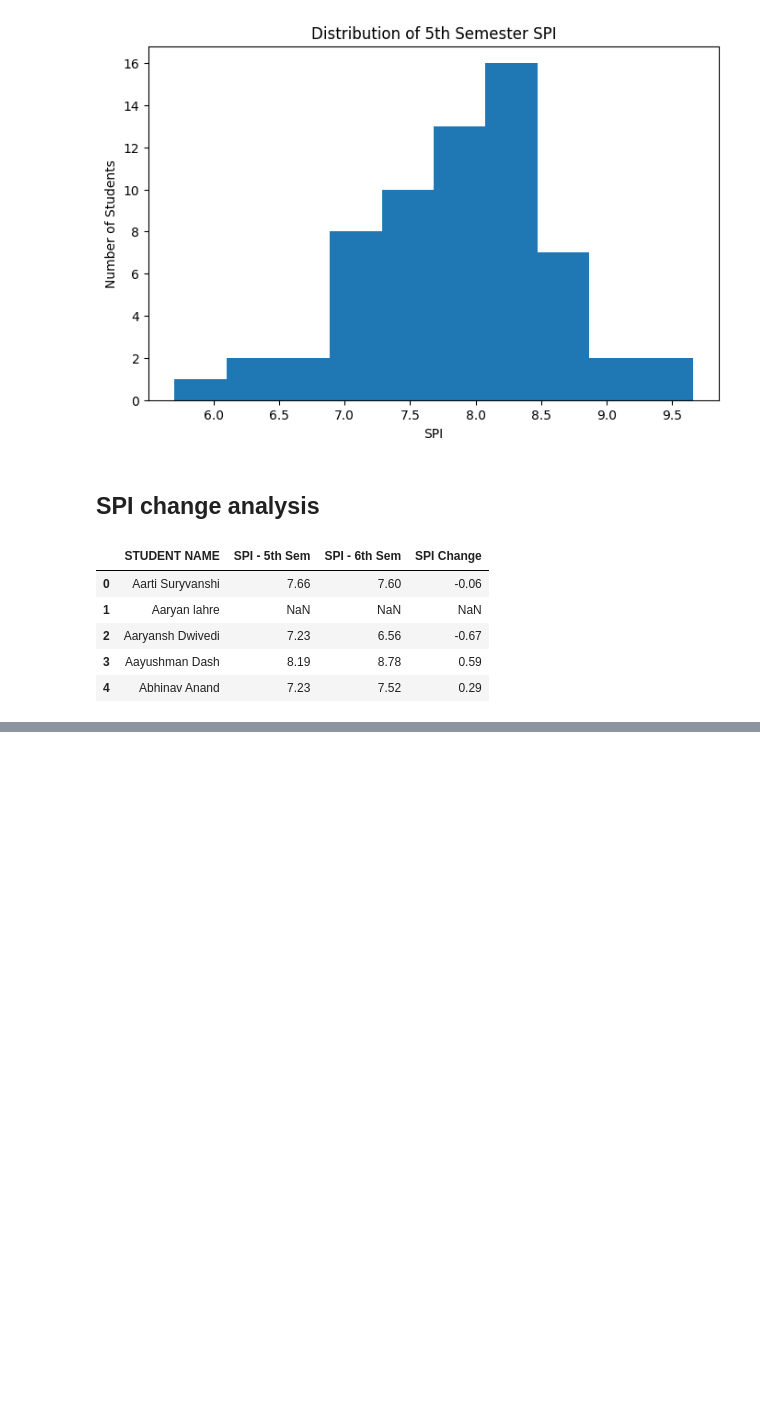
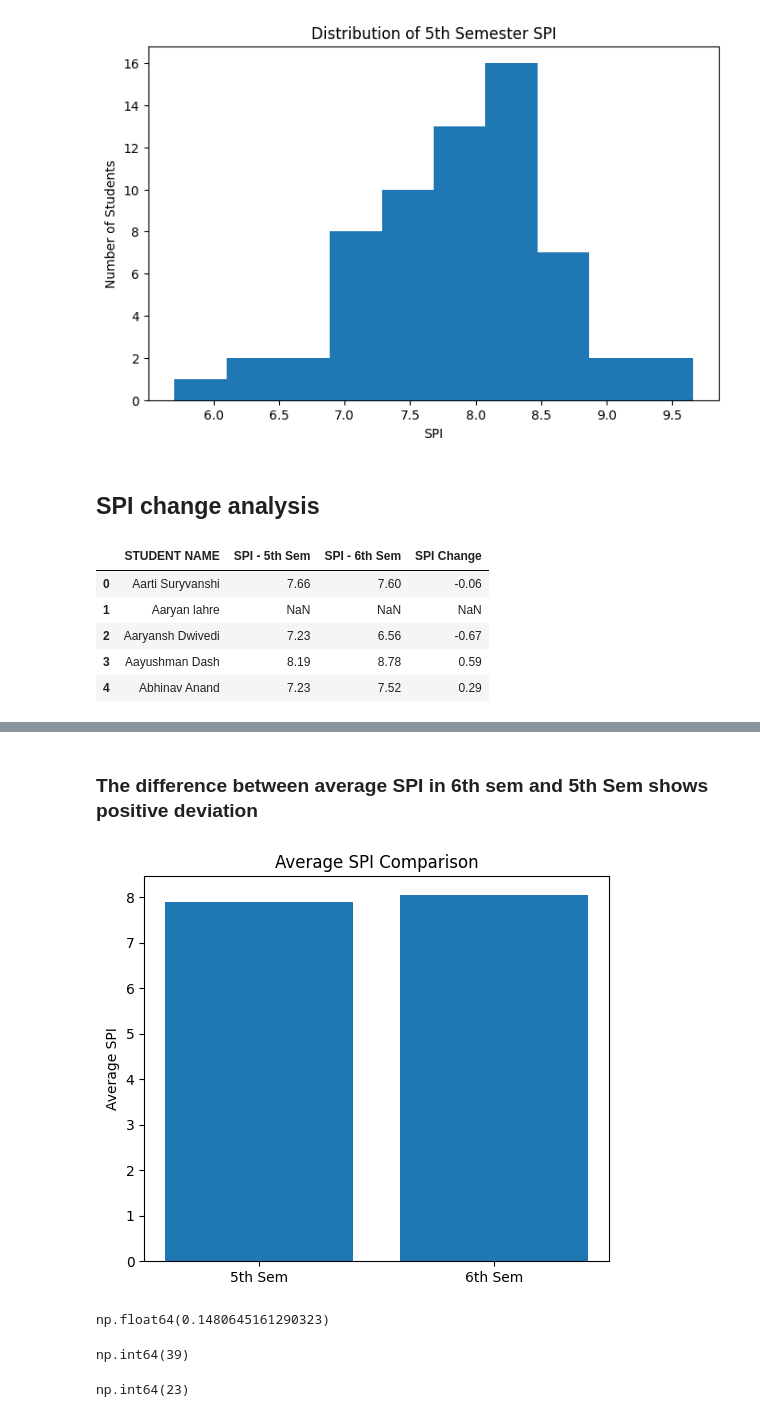
Before and after one commit to niya005/Class-Result-Analysis, a Jupyter notebook: class_result_analysis.ipynb, the cells around one changed output, grey strips where cells are left out. Cells and saved outputs as stored; diff of their text form; code cells hidden in the pictures; blank space fills up the shorter version.

```diff
--- a/class_result_analysis.ipynb
+++ b/class_result_analysis.ipynb
@@ -184,3 +184,36 @@ df.sort_values(by="SPI Change").head(10)
 | 6 | 7 | Adarsh Kumar | 23113009 | Male | 8.08 | 7.95 | 7.53 | NaN | ... |
 | 65 | 66 | MULA VENKATA MAHESHWARA REDDY | 23113902 | Male | 9.50 | 9.16 | 8.00 | 8.50 | ... |
 | 34 | 35 | Ojash Kumar Bhaladhare | 23113043 | Male | 7.29 | 7.00 | 6.26 | 6.26 | ... |
+# %% [markdown]
+### The difference between average SPI in 6th sem and 5th Sem shows positive deviation
+# %%
+semester_avg = [
+    df["SPI - 5th Sem"].mean(),
+    df["SPI - 6th Sem"].mean()
+]
+
+semester_names = ["5th Sem", "6th Sem"]
+
+plt.figure(figsize=(6,5))
+
+plt.bar(semester_names, semester_avg)
+
+plt.title("Average SPI Comparison")
+
+plt.ylabel("Average SPI")
+
+plt.show()
+# %% [output]
+[figure, added]
+# %%
+df["SPI Change"].mean()
+# %% [output]
+np.float64(0.1480645161290323)
+# %%
+(df["SPI Change"] > 0).sum()
+# %% [output]
+np.int64(39)
+# %%
+(df["SPI Change"] < 0).sum()
+# %% [output]
+np.int64(23)
```
Also changed, not shown: parts of 9 cells of this notebook, 3 other files.
